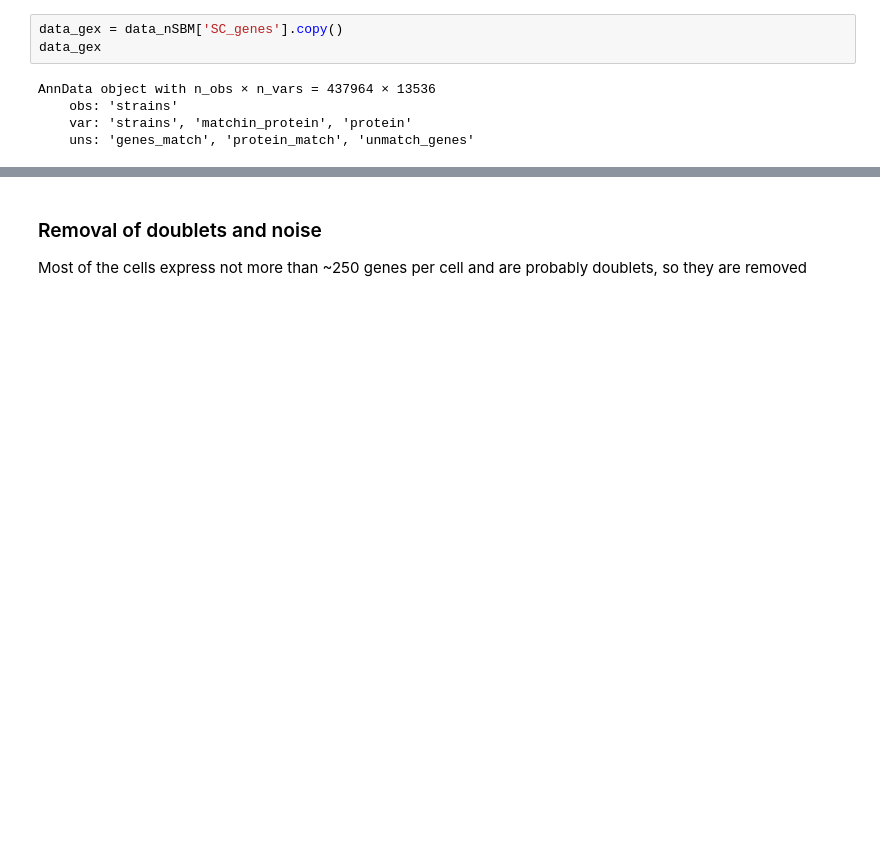
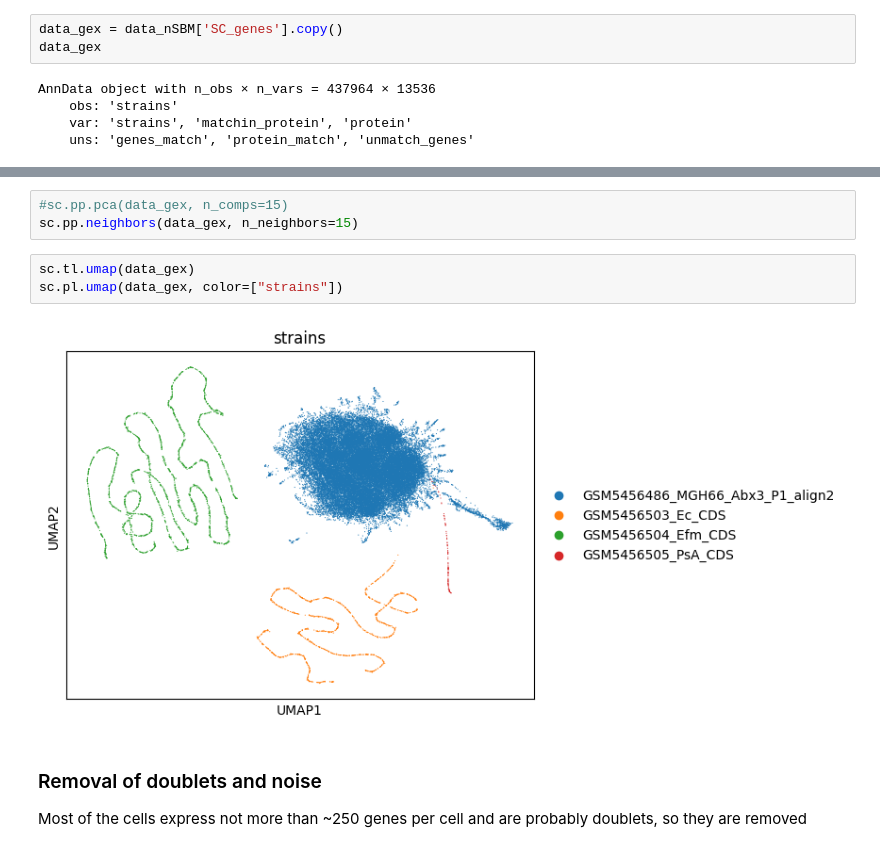
Before and after one commit to leuschjanphilipp/BacDrop-ggi, a Jupyter notebook: notebooks/preprocessing.ipynb, the cells around one changed output, grey strips where cells are left out. Drawn from its saved outputs; the diff is of its cells as text; blank space fills up the shorter version.

```diff
--- a/notebooks/preprocessing.ipynb
+++ b/notebooks/preprocessing.ipynb
@@ -60,3 +60,11 @@ AnnData object with n_obs × n_vars = 437964 × 13536
+# %%
+#sc.pp.pca(data_gex, n_comps=15)
+sc.pp.neighbors(data_gex, n_neighbors=15)
+# %%
+sc.tl.umap(data_gex)
+sc.pl.umap(data_gex, color=["strains"])
+# %% [output]
+[figure, added]
 # %% [markdown]
 ### Removal of doublets and noise
 Most of the cells express not more than ~250 genes per cell and are probably doublets, so they are removed
```
Also changed, not shown: parts of 68 cells of this notebook, 3 other files.
